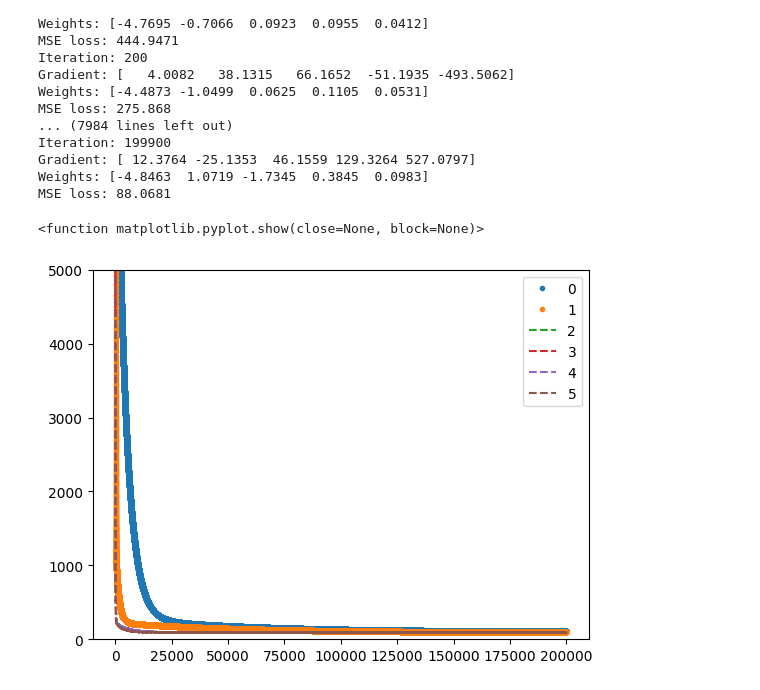
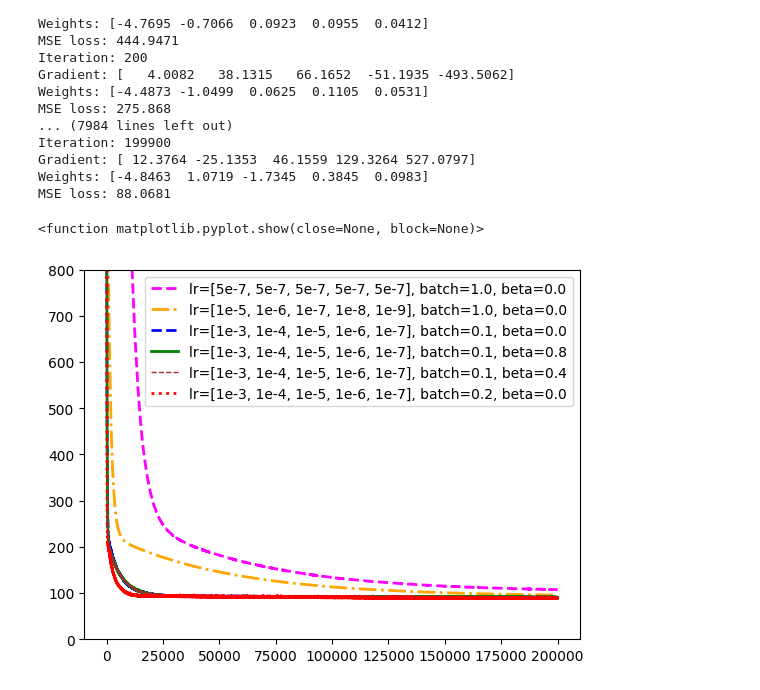
Before and after one commit to romangorbunov91/ML_2, a Jupyter notebook: ML_2.ipynb, the cells around one changed output. Saved outputs shown, nothing was run; the diff lists cells and outputs as text; code cells hidden in the pictures.

```diff
--- a/ML_2.ipynb
+++ b/ML_2.ipynb
@@ -284,15 +285,21 @@ Gradient: [ 12.3764 -25.1353  46.1559 129.3264 527.0797]
 Weights: [-4.8463  1.0719 -1.7345  0.3845  0.0983]
 MSE loss: 88.0681
 # %%
-plt.plot(losses_1, '.')
-plt.plot(losses_2, '.')
-plt.plot(losses_3, '--')
-plt.plot(losses_4, '--')
-plt.plot(losses_5, '--')
-plt.plot(losses_6, '--')
-plt.ylim(0,5000)
-plt.legend(range(6))
+plt.plot(losses_1, color='magenta', linestyle='--', linewidth=2)
+plt.plot(losses_2, color='orange', linestyle='-.', linewidth=2)
+plt.plot(losses_3, color='blue', linestyle='--', linewidth=2)
+plt.plot(losses_4, color='green', linestyle='-', linewidth=2)
+plt.plot(losses_5, color='brown', linestyle='--', linewidth=1)
+plt.plot(losses_6, color='red', linestyle=':', linewidth=2)
+plt.ylim(0,800)
+
+plt.legend(['lr=[5e-7, 5e-7, 5e-7, 5e-7, 5e-7], batch=1.0, beta=0.0',
+            'lr=[1e-5, 1e-6, 1e-7, 1e-8, 1e-9], batch=1.0, beta=0.0',
+            'lr=[1e-3, 1e-4, 1e-5, 1e-6, 1e-7], batch=0.1, beta=0.0',
+            'lr=[1e-3, 1e-4, 1e-5, 1e-6, 1e-7], batch=0.1, beta=0.8',
+            'lr=[1e-3, 1e-4, 1e-5, 1e-6, 1e-7], batch=0.1, beta=0.4',
+            'lr=[1e-3, 1e-4, 1e-5, 1e-6, 1e-7], batch=0.2, beta=0.0'])
 plt.show
 # %% [output]
 <function matplotlib.pyplot.show(close=None, block=None)>
-[figure, old version]
+[figure, new version]
```
Also changed, not shown: parts of 6 cells of this notebook, 6 other files.
